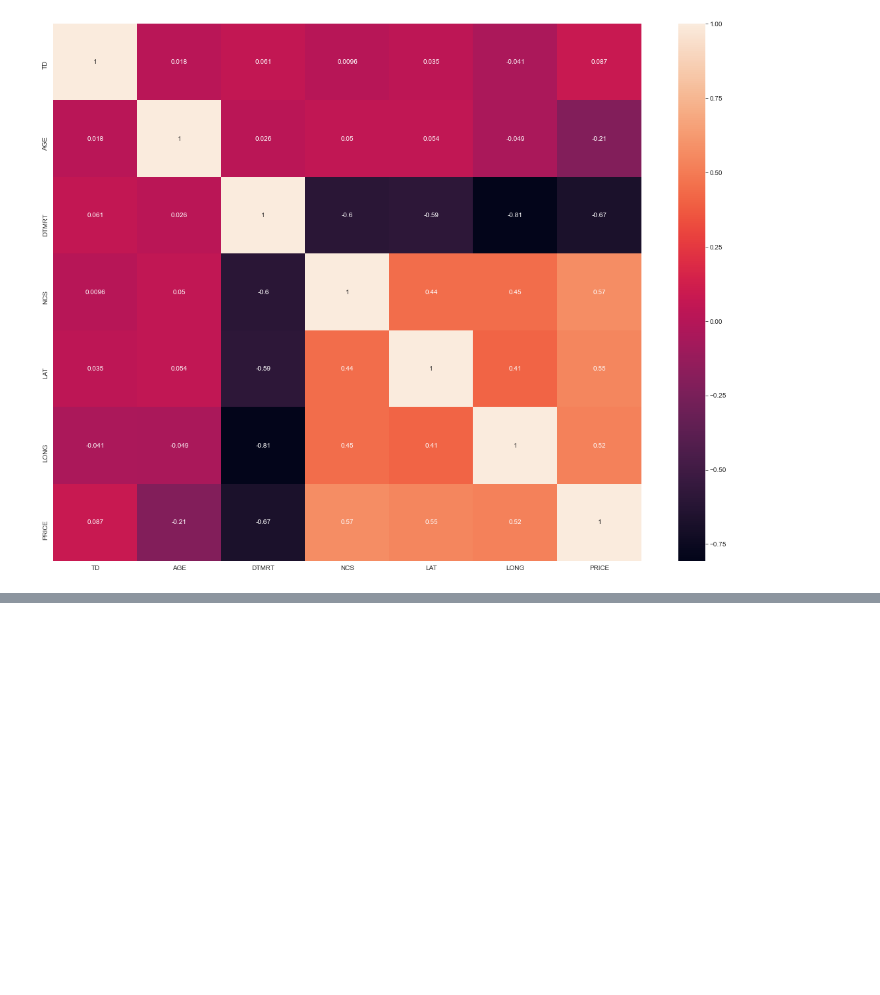
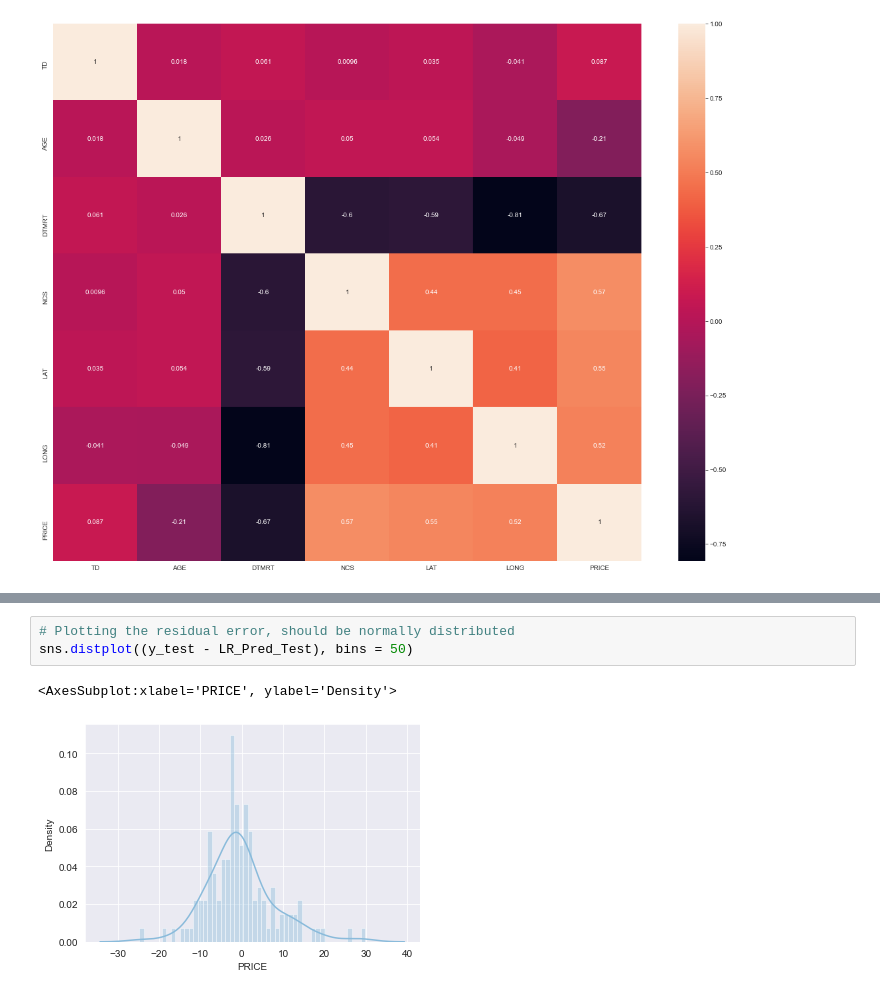
Before and after one commit to nicwenzel26/PythonPractice, a Jupyter notebook: Linear Regression Practice/Multiple Regression.ipynb, the cells around one changed output, grey strips where cells are left out. Saved outputs shown, nothing was run; the diff lists cells and outputs as text; blank space fills up the shorter version.

```diff
--- a/Linear Regression Practice/Multiple Regression.ipynb
+++ b/Linear Regression Practice/Multiple Regression.ipynb
@@ -139,0 +235,6 @@ sns.heatmap(data=correlation_matrix, annot=True)
+# %%
+# Plotting the residual error, should be normally distributed
+sns.distplot((y_test - LR_Pred_Test), bins = 50)
+# %% [output]
+<AxesSubplot:xlabel='PRICE', ylabel='Density'>
+[figure, added]
```
Also changed, not shown: parts of 21 cells of this notebook.
